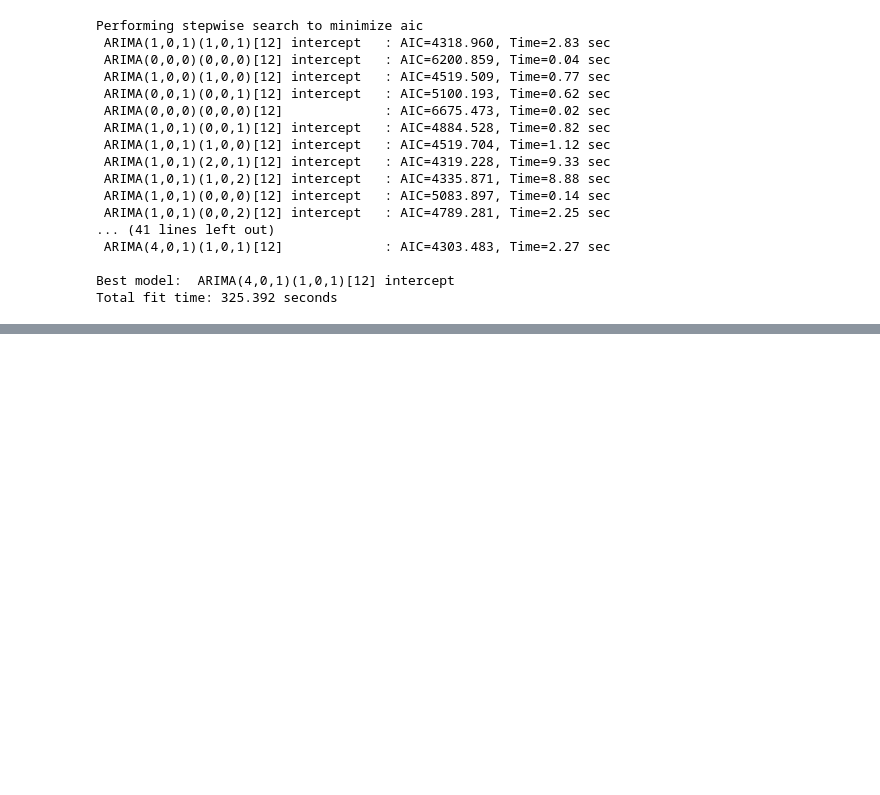
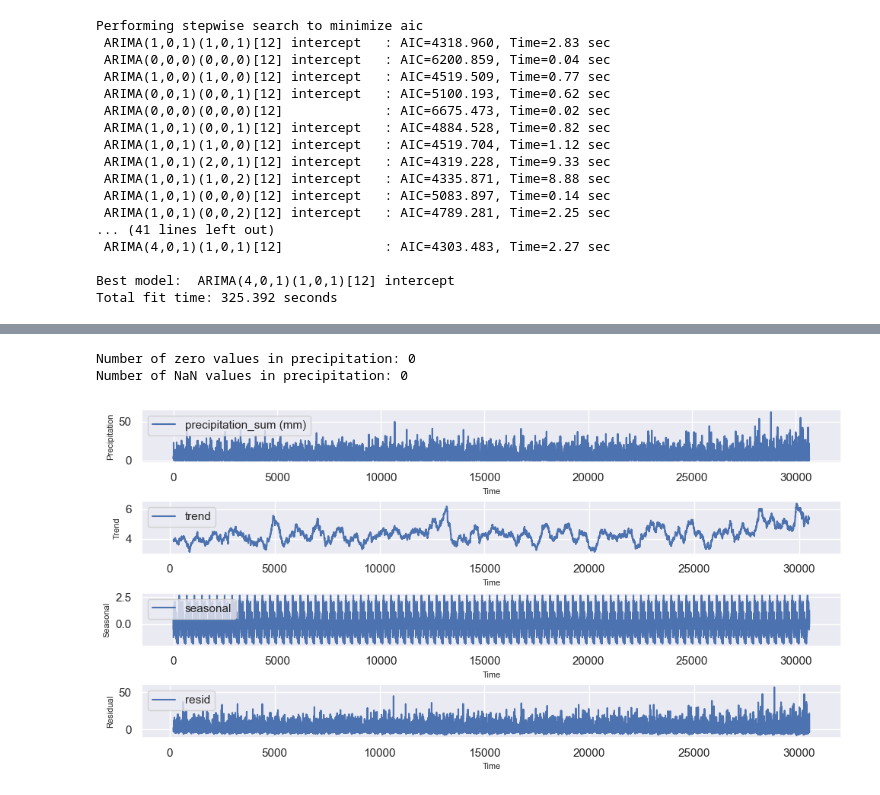
Before and after one commit to esmaailalbarazi/TimeSeriesProject, a Jupyter notebook: Project_local.ipynb, the cells around one changed output, grey strips where cells are left out. Cells and saved outputs as stored; diff of their text form; code cells hidden in the pictures; blank space fills up the shorter version.

```diff
--- a/Project_local.ipynb
+++ b/Project_local.ipynb
@@ -525,0 +609,34 @@ Total fit time: 325.392 seconds
+# %%
+# count the 0 valus in the time serie
+print('Number of zero values in precipitation:', (precip_sum == 0).sum())
+
+# count nan values
+print('Number of NaN values in precipitation:', precip_sum.isnull().sum())
+# %% [output]
+Number of zero values in precipitation: 0
+Number of NaN values in precipitation: 0
+# %%
+# decompose the time series precip_sum into trend, seasonal and residual components three
+precip_sum_decomp = seasonal_decompose(precip_sum, model='additive', period=365)
+precip_sum_trend = precip_sum_decomp.trend
+precip_sum_seasonal = precip_sum_decomp.seasonal
+precip_sum_residual = precip_sum_decomp.resid
+
+# plot the decomposed time series
+fig, axs = plt.subplots(4,figsize=(10,5))
+fig.tight_layout()
+precip_sum.plot(ax=axs[0],legend=True)
+axs[0].set_ylabel('Precipitation',fontdict={'fontsize':8})
+axs[0].set_xlabel('Time',fontdict={'fontsize':8})
+precip_sum_trend.plot(ax=axs[1],legend=True)
+axs[1].set_ylabel('Trend',fontdict={'fontsize':8})
+axs[1].set_xlabel('Time',fontdict={'fontsize':8})
+precip_sum_seasonal.plot(ax=axs[2],legend=True)
+axs[2].set_ylabel('Seasonal',fontdict={'fontsize':8})
+axs[2].set_xlabel('Time',fontdict={'fontsize':8})
+precip_sum_residual.plot(ax=axs[3],legend=True)
+axs[3].set_ylabel('Residual',fontdict={'fontsize':8})
+axs[3].set_xlabel('Time',fontdict={'fontsize':8})
+plt.show()
+# %% [output]
+[figure, added]
```
Also changed, not shown: parts of 10 cells of this notebook, 1 other file.
